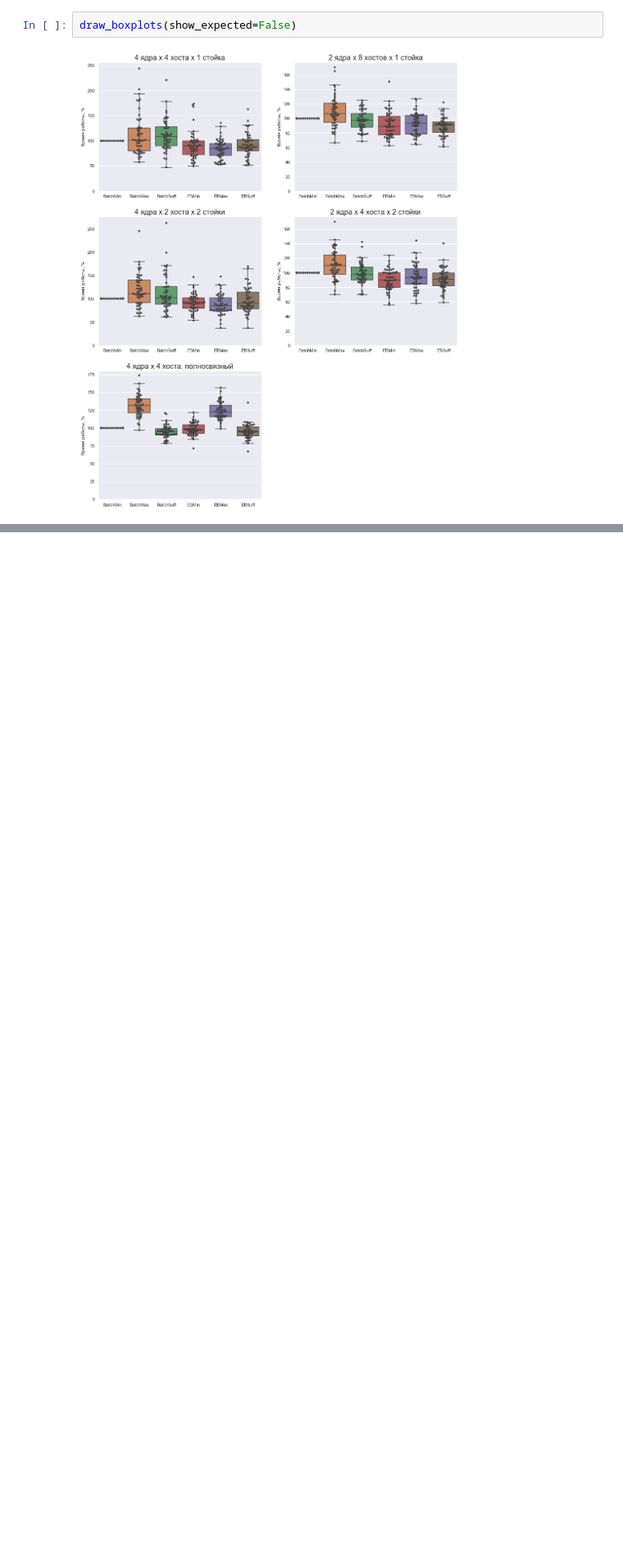
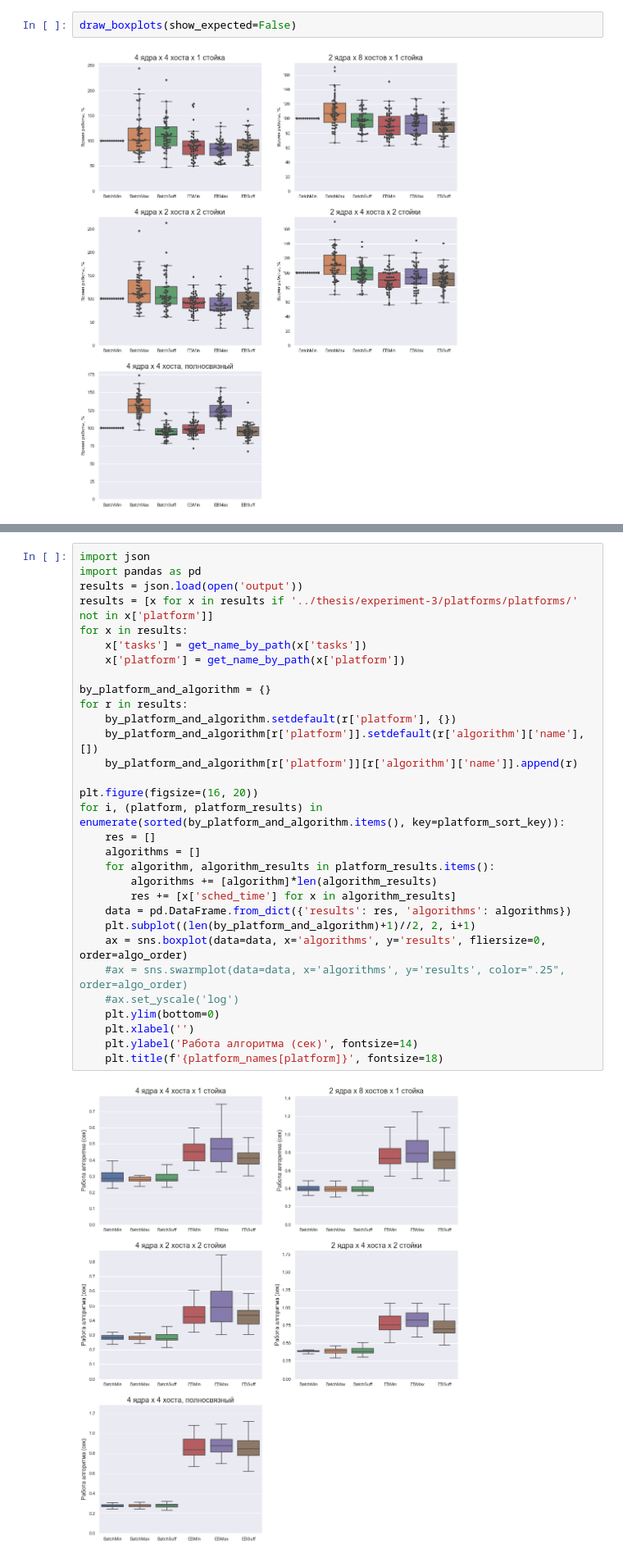
Before and after one commit to PreFX48/thesis, a Jupyter notebook: experiment-dynamic/results/results.ipynb, the cells around one changed output, grey strips where cells are left out. Shown: that part at 82% size. Cells and saved outputs as stored; diff of their text form; blank space fills up the shorter version.

Commit message:
eheft2 for experiment-real, scheduling time for experiment-dynamic

```diff
--- a/experiment-dynamic/results/results.ipynb
+++ b/experiment-dynamic/results/results.ipynb
@@ -151,0 +152,33 @@ for i, (platform, platform_results) in enumerate(sorted(best_by_platform.items()
+# %%
+import json
+import pandas as pd
+results = json.load(open('output'))
+results = [x for x in results if '../thesis/experiment-3/platforms/platforms/' not in x['platform']]
+for x in results:
+    x['tasks'] = get_name_by_path(x['tasks'])
+    x['platform'] = get_name_by_path(x['platform'])
+
+by_platform_and_algorithm = {}
+for r in results:
+    by_platform_and_algorithm.setdefault(r['platform'], {})
+    by_platform_and_algorithm[r['platform']].setdefault(r['algorithm']['name'], [])
+    by_platform_and_algorithm[r['platform']][r['algorithm']['name']].append(r)
+
+plt.figure(figsize=(16, 20))
+for i, (platform, platform_results) in enumerate(sorted(by_platform_and_algorithm.items(), key=platform_sort_key)):
+    res = []
+    algorithms = []
+    for algorithm, algorithm_results in platform_results.items():
+        algorithms += [algorithm]*len(algorithm_results)
+        res += [x['sched_time'] for x in algorithm_results]
+    data = pd.DataFrame.from_dict({'results': res, 'algorithms': algorithms})
+    plt.subplot((len(by_platform_and_algorithm)+1)//2, 2, i+1)
+    ax = sns.boxplot(data=data, x='algorithms', y='results', fliersize=0, order=algo_order)
+    #ax = sns.swarmplot(data=data, x='algorithms', y='results', color=".25", order=algo_order)
+    #ax.set_yscale('log')
+    plt.ylim(bottom=0)
+    plt.xlabel('')
+    plt.ylabel('Работа алгоритма (сек)', fontsize=14)
+    plt.title(f'{platform_names[platform]}', fontsize=18)
+# %% [output]
+[figure, added]
```
Also changed, not shown: parts of 2 cells of this notebook, 3 other files.
